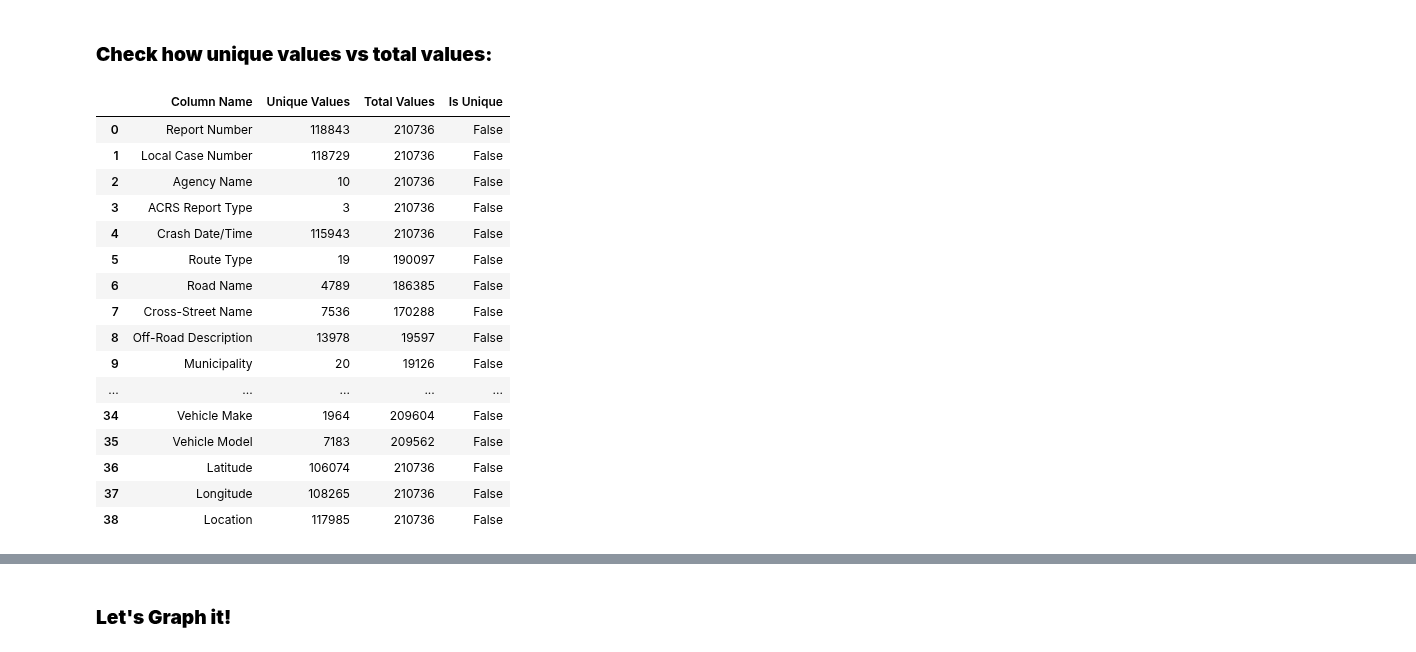
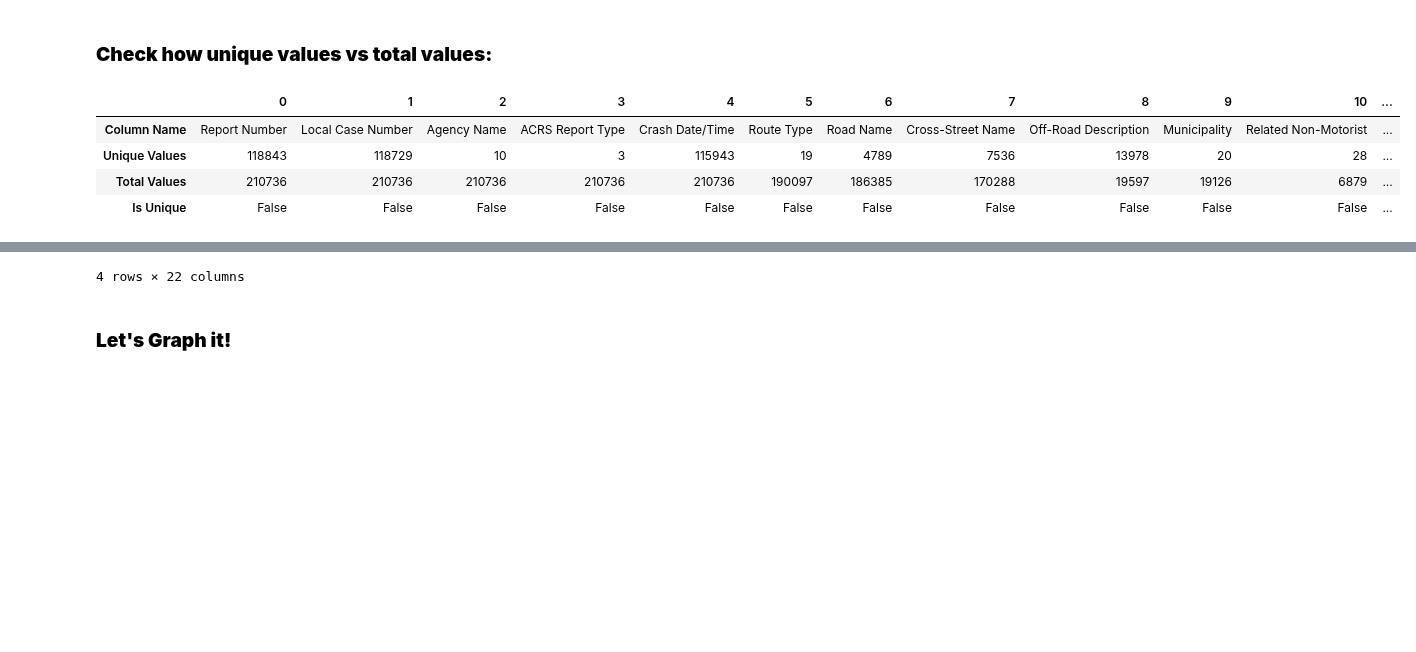
Before and after one commit to saiAbhiPrabhu/CMSC320_FinalProject, a Jupyter notebook: final_project.ipynb, the cells around one changed output, grey strips where cells are left out. Cells and saved outputs as stored; diff of their text form; code cells hidden in the pictures; blank space fills up the shorter version.

```diff
--- a/final_project.ipynb
+++ b/final_project.ipynb
@@ -91,26 +89,15 @@ ________________________________________________________________________________
 # %%
 total_entries = crash_df.shape[0]
 unique_df = pd.DataFrame()
 unique_df["Column Name"] = crash_df.columns
 unique_df["Unique Values"] = unique_df["Column Name"].apply(lambda x: crash_df[x].nunique())
 unique_df["Total Values"] = unique_df["Column Name"].apply(lambda x: total_entries - crash_df[x].isna().sum())
 unique_df["Is Unique"] = unique_df["Unique Values"] == unique_df["Total Values"]
-unique_df
+display(unique_df[:17].T)
+display(unique_df[17:].T)
 # %% [output]
-|  | Column Name | Unique Values | Total Values | Is Unique |
-| 0 | Report Number | 118843 | 210736 | False |
-| 1 | Local Case Number | 118729 | 210736 | False |
-| 2 | Agency Name | 10 | 210736 | False |
-| 3 | ACRS Report Type | 3 | 210736 | False |
-| 4 | Crash Date/Time | 115943 | 210736 | False |
-| 5 | Route Type | 19 | 190097 | False |
-| 6 | Road Name | 4789 | 186385 | False |
-| 7 | Cross-Street Name | 7536 | 170288 | False |
-| 8 | Off-Road Description | 13978 | 19597 | False |
-| 9 | Municipality | 20 | 19126 | False |
-| ... | ... | ... | ... | ... |
-| 34 | Vehicle Make | 1964 | 209604 | False |
-| 35 | Vehicle Model | 7183 | 209562 | False |
-| 36 | Latitude | 106074 | 210736 | False |
-| 37 | Longitude | 108265 | 210736 | False |
-| 38 | Location | 117985 | 210736 | False |
+|  | 0 | 1 | 2 | 3 | 4 | 5 | 6 | 7 | 8 | 9 | 10 | ... |
+| Column Name | Report Number | Local Case Number | Agency Name | ACRS Report Type | Crash Date/Time | Route Type | Road Name | Cross-Street Name | Off-Road Description | Municipality | Related Non-Motorist | ... |
+| Unique Values | 118843 | 118729 | 10 | 3 | 115943 | 19 | 4789 | 7536 | 13978 | 20 | 28 | ... |
+| Total Values | 210736 | 210736 | 210736 | 210736 | 210736 | 190097 | 186385 | 170288 | 19597 | 19126 | 6879 | ... |
+| Is Unique | False | False | False | False | False | False | False | False | False | False | False | ... |
@@ -117,3 +109,4 @@ unique_df
+4 rows × 22 columns
 # %% [markdown]
 ### **Let's Graph it!**
 # %%
```
Also changed, not shown: parts of 25 cells of this notebook.
